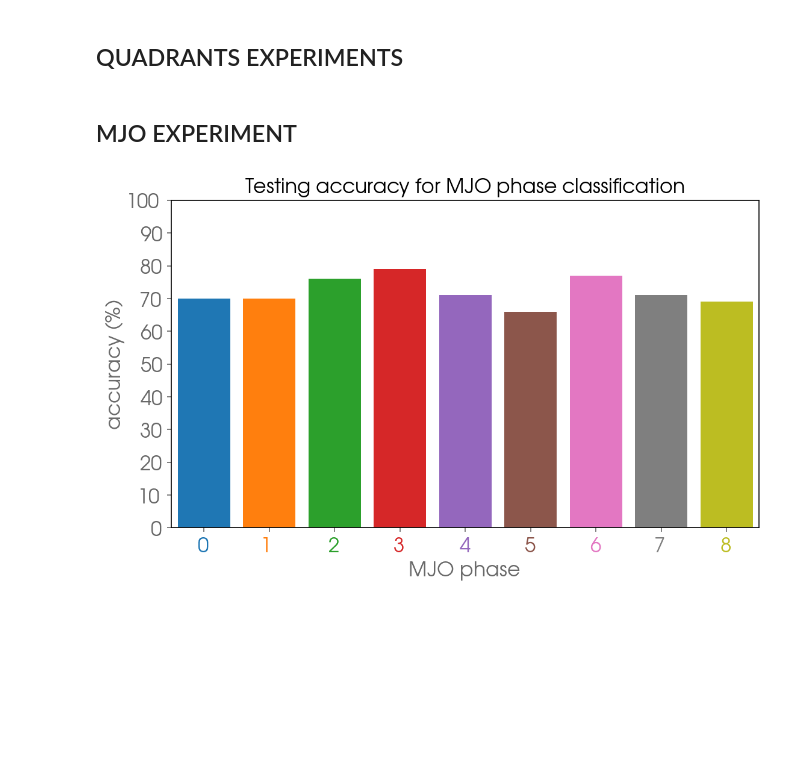
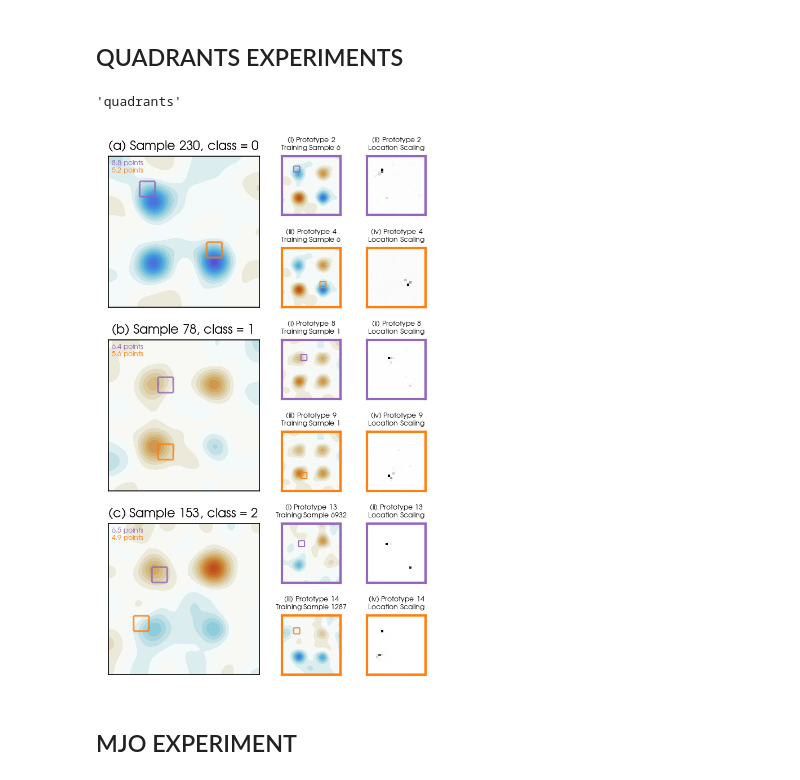
Before and after one commit to eabarnes1010/tlltt, a Jupyter notebook: _vizPrototypes.ipynb, the cells around one changed output. Drawn from its saved outputs; the diff is of its cells as text; code cells hidden in the pictures; blank space fills up the shorter version.

Commit message:
updated quadrants use case, added additional info in the figures

```diff
--- a/_vizPrototypes.ipynb
+++ b/_vizPrototypes.ipynb
@@ -56,7 +56,7 @@ tensorflow version = 2.5.0
 # %% [markdown]
 ## Define experiment settings and directories
 # %%
-EXP_NAME = 'mjo'#'quadrants'
+EXP_NAME = 'quadrants'#'mjo'#'quadrants'
 
 imp.reload(experiment_settings)
 settings = experiment_settings.get_settings(EXP_NAME)
@@ -360,11 +341,16 @@ ValueError: here
 # igrab_samples = np.where(y_predict_class==2)[0]
 # %% [markdown]
 ## QUADRANTS EXPERIMENTS
+# %%
+EXP_NAME[:9]
+# %% [output]
+'quadrants'
 # %%
 if EXP_NAME[:9] == 'quadrants':
     imp.reload(plots)
 #     SAMPLES = np.random.choice(np.arange(0,len(y_predict[:,0])), size=3)
-    SAMPLES = (23,209,472)
+#     SAMPLES = (23,209,472)
+    SAMPLES = (230,78,153)
 #     SAMPLES = np.random.choice(igrab_samples,size=3)
     colors = ('tab:purple','tab:orange','tab:green')
     FS = 6
@@ -391,6 +377,13 @@ if EXP_NAME[:9] == 'quadrants':
         plt.title(letters[isample] + ' Sample ' + str(sample) + ', class = ' + str(y_predict_class), fontsize=FS*1.8)
         #----------------------
         for sorted_index in (1,2):
+
+            if(sorted_index==1):
+                subletters = ('(i)','(ii)')
+            elif(sorted_index==2):
+                subletters = ('(iii)','(iv)')
+
+
             prototype_points = np.sort(points)[-(sorted_index)]
 #             print(np.sort(points)[-4:])
             prototype_index = np.where(points == prototype_points)[0][0]
@@ -410,7 +403,6 @@ if EXP_NAME[:9] == 'quadrants':
                      transform=ax_samp.transAxes,
                      fontsize=FS)
 
-
             #-------------------------------
             # PLOT THE PROTOTYPE SQUARE IN SAMPLE
             similarity_map  = similarity_scores[sample,:,:,prototype_index]
@@ -418,35 +410,37 @@ if EXP_NAME[:9] == 'quadrants':
             rf              = receptive_field.computeMask(j,k)
             q = plots.display_rfpatch(ax_samp, rf, clr=colors[sorted_index-1])
 
             #-------------------------------
             # PLOT THE PROTOTYPES
             ax = fig.add_subplot(spec[base_row+sorted_index-1,2],aspect='equal')
             rf = receptive_field.computeMask(prototype_indices[prototype_index,0], prototype_indices[prototype_index,1])
             img = np.squeeze(input_train[0][0][prototype_sample[prototype_index],:,:,:])
             p = plots.plot_sample(ax, img,)
             q = plots.display_rfpatch(ax, rf, clr=colors[sorted_index-1])
             plt.setp(ax.spines.values(), color=colors[sorted_index-1],linewidth=2)
-            plt.title('Prototype ' + str(prototype_index) + '\nTraining Sample ' + str(np.round(prototype_sample[prototype_index],1)), fontsize=FS)
+            plt.title(subletters[0] + ' Prototype ' + str(prototype_index) + '\nTraining Sample ' + str(np.round(prototype_sample[prototype_index],1)), fontsize=FS)
 #             plt.title('Prototype ' + str(prototype_index) + '\n' + str(np.round(prototype_points,1)) + ' points', fontsize=FS)
 
 
             #-------------------------------
             # PLOT THE MASKS
             ax = fig.add_subplot(spec[base_row+sorted_index-1,3],aspect='equal')
             rf = receptive_field.computeMask(prototype_indices[prototype_index,0], prototype_indices[prototype_index,1])
             rf[rf==0] = np.nan
             img = local_mask[:,:,prototype_index] # flip map images because of latitude flipping the image
             p = plots.plot_mask(ax,img)
 #             p.set_clim(.5,np.max(img)*.5)
             p.set_clim(0.,np.max(img))
-            plt.title('Prototype ' + str(prototype_index) + '\nLocation Scaling', fontsize=FS)
+            plt.title(subletters[1] + ' Prototype ' + str(prototype_index) + '\nLocation Scaling', fontsize=FS)
             plt.setp(ax.spines.values(), color=colors[sorted_index-1],linewidth=2)
 
 
     # plt.close()
 #     plt.tight_layout()
     plt.savefig((vizualization_dir + EXP_NAME + '_samples_prototypes.png'), bbox_inches='tight', dpi=dpiFig)
     plt.show()
+# %% [output]
+[figure, added]
 # %% [markdown]
 ## MJO EXPERIMENT
 # %%
@@ -454,35 +448,34 @@ if EXP_NAME[:3] == 'mjo':
     prototype_date = time_train.dt.strftime("%b %d %Y").values[prototype_sample]
     sample_date = time_val.dt.strftime("%b %d %Y").values
 # %%
-FS = 16
-fig, axs = plt.subplots(1,
-                    1,
-                    figsize=(21/2.5,12/2.5)
-                   )
+if EXP_NAME[:3] == 'mjo':
+    FS = 16
+    fig, axs = plt.subplots(1,
+                        1,
+                        figsize=(21/2.5,12/2.5)
+                       )
 
-for phase in np.arange(0,9):
-    i = np.where(y_true==phase)[0]
-    j = np.where(y_true[i]==np.argmax(y_predict[i],axis=1))[0]
-    acc = np.round(len(j)/len(i),3)
-#     print('   phase ' + str(phase) + ' = ' + str(acc))
+    for phase in np.arange(0,9):
+        i = np.where(y_true==phase)[0]
+        j = np.where(y_true[i]==np.argmax(y_predict[i],axis=1))[0]
+        acc = np.round(len(j)/len(i),3)
+    #     print('   phase ' + str(phase) + ' = ' + str(acc))
 
-    plt.bar(phase, int(acc*100))
-    plt.xticks(np.arange(0,9,1),('0', '1', '2','3', '4', '5', '6', '7', '8'), fontsize=FS)
-    plt.ylabel('accuracy (\%)', fontsize=FS)
-    plt.xlabel('MJO phase', fontsize=FS)
-    plt.title('Testing accuracy for MJO phase classification', fontsize=FS)
-    plt.xlim(-.5,8.5)
-    plt.ylim(0,100)
-    plt.yticks(np.arange(0,110,10),np.around(np.arange(0,110,10),2), fontsize=FS)
+        plt.bar(phase, int(acc*100))
+        plt.xticks(np.arange(0,9,1),('0', '1', '2','3', '4', '5', '6', '7', '8'), fontsize=FS)
+        plt.ylabel('accuracy (\%)', fontsize=FS)
+        plt.xlabel('MJO phase', fontsize=FS)
+        plt.title('Testing accuracy for MJO phase classification', fontsize=FS)
+        plt.xlim(-.5,8.5)
+        plt.ylim(0,100)
+        plt.yticks(np.arange(0,110,10),np.around(np.arange(0,110,10),2), fontsize=FS)
 
-    colors = plt.rcParams['axes.prop_cycle'].by_key()['color']
-    [t.set_color(i) for (i,t) in
-     zip(colors,axs.xaxis.get_ticklabels())]
+        colors = plt.rcParams['axes.prop_cycle'].by_key()['color']
+        [t.set_color(i) for (i,t) in
+         zip(colors,axs.xaxis.get_ticklabels())]
 
-plt.savefig((vizualization_dir + EXP_NAME + '_phase_accuracy.png'), bbox_inches='tight', dpi=dpiFig)
-plt.show()
+    plt.savefig((vizualization_dir + EXP_NAME + '_phase_accuracy.png'), bbox_inches='tight', dpi=dpiFig)
+    plt.show()
-# %% [output]
-[figure, removed]
 # %%
 if EXP_NAME[:3] == 'mjo':
 
```
Also changed, not shown: parts of 15 cells of this notebook, 5 other files.
